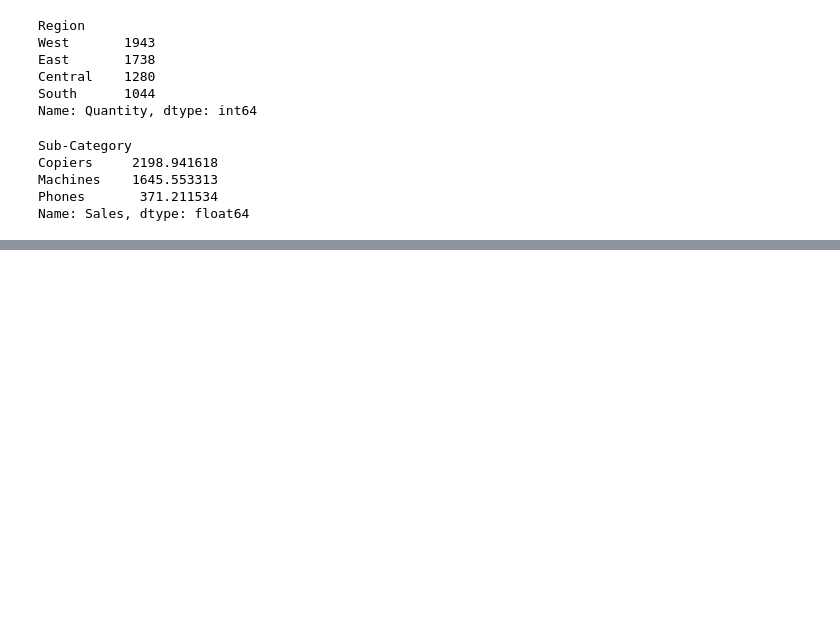
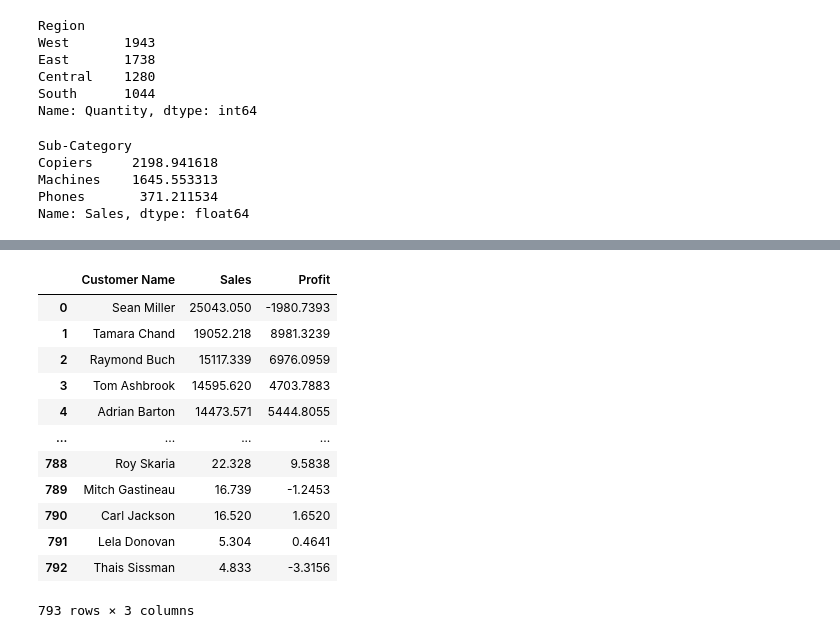
Before and after one commit to rohitdhamke/ml, a Jupyter notebook: panda/practice.ipynb, the cells around one changed output, grey strips where cells are left out. Saved outputs shown, nothing was run; the diff lists cells and outputs as text; code cells hidden in the pictures; blank space fills up the shorter version.

```diff
--- a/panda/practice.ipynb
+++ b/panda/practice.ipynb
@@ -112,0 +158,20 @@ Name: Sales, dtype: float64
+# %%
+# 8
+
+customer = data.groupby("Customer Name")[["Sales", "Profit"]].sum()
+customer[customer["Sales"] > 10000]
+customer.sort_values(by="Sales", ascending=False).reset_index()
+# %% [output]
+|  | Customer Name | Sales | Profit |
+| 0 | Sean Miller | 25043.050 | -1980.7393 |
+| 1 | Tamara Chand | 19052.218 | 8981.3239 |
+| 2 | Raymond Buch | 15117.339 | 6976.0959 |
+| 3 | Tom Ashbrook | 14595.620 | 4703.7883 |
+| 4 | Adrian Barton | 14473.571 | 5444.8055 |
+| ... | ... | ... | ... |
+| 788 | Roy Skaria | 22.328 | 9.5838 |
+| 789 | Mitch Gastineau | 16.739 | -1.2453 |
+| 790 | Carl Jackson | 16.520 | 1.6520 |
+| 791 | Lela Donovan | 5.304 | 0.4641 |
+| 792 | Thais Sissman | 4.833 | -3.3156 |
+793 rows × 3 columns
```
Also changed, not shown: parts of 6 cells of this notebook.
